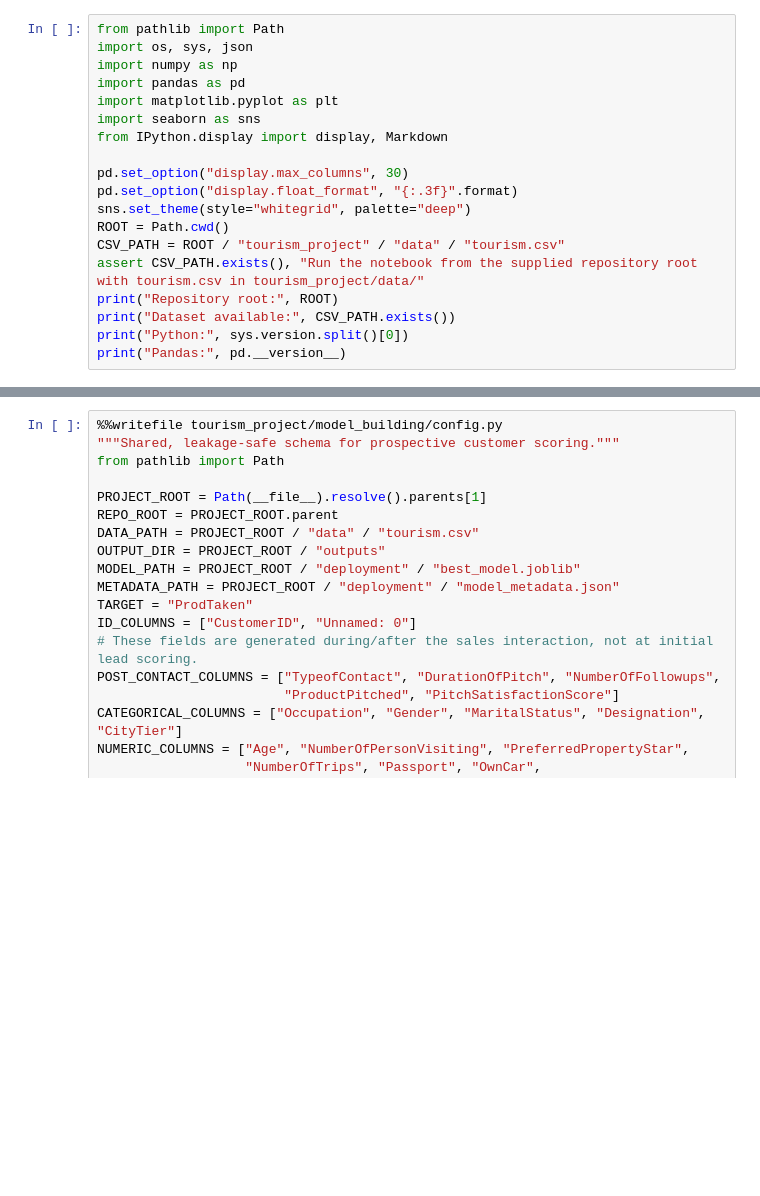
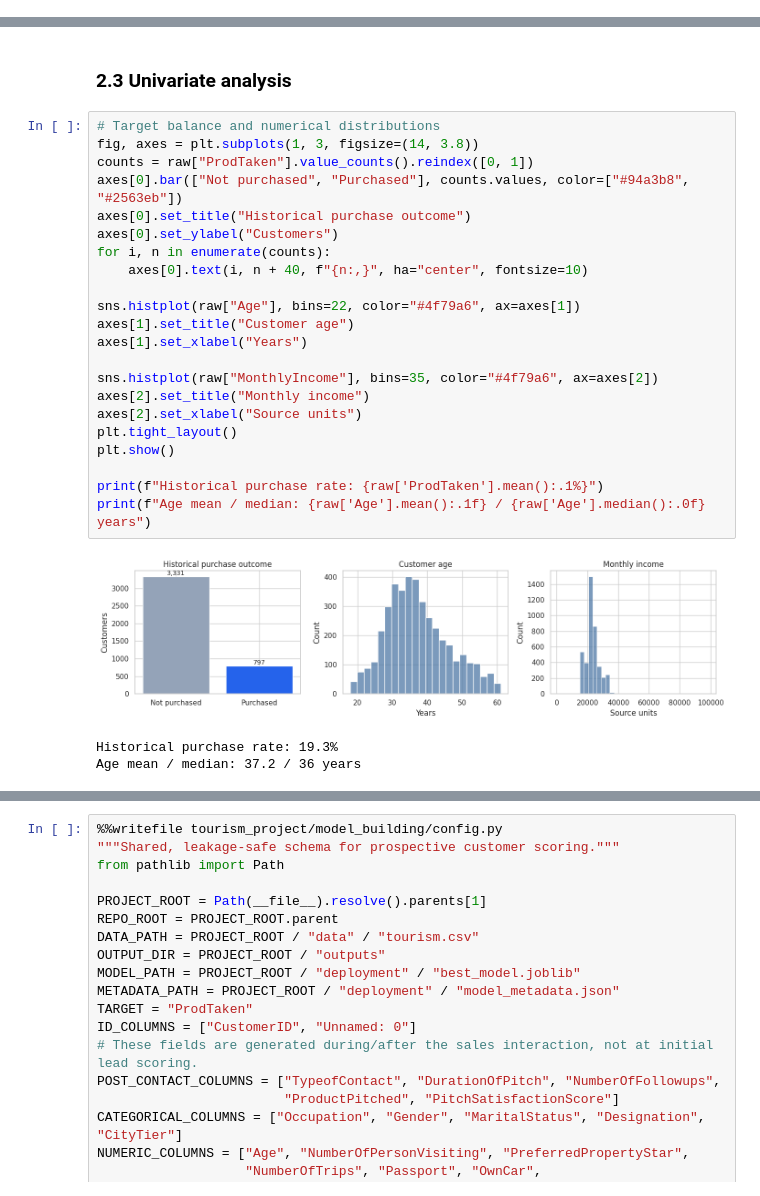
Before and after one commit to don-pedro-W/visit-with-us-tourism-mlops, a Jupyter notebook: Visit_With_Us_Full_Code.ipynb, the cells around one changed output, grey strips where cells are left out. Drawn from its saved outputs; the diff is of its cells as text; blank space fills up the shorter version.

```diff
--- a/Visit_With_Us_Full_Code.ipynb
+++ b/Visit_With_Us_Full_Code.ipynb
@@ -65,19 +0,0 @@ Run this notebook from the **repository root**, with `tourism_project/data/touri
-# %%
-from pathlib import Path
-import os, sys, json
-import numpy as np
-import pandas as pd
-import matplotlib.pyplot as plt
-import seaborn as sns
-from IPython.display import display, Markdown
-
-pd.set_option("display.max_columns", 30)
-pd.set_option("display.float_format", "{:.3f}".format)
-sns.set_theme(style="whitegrid", palette="deep")
-ROOT = Path.cwd()
-CSV_PATH = ROOT / "tourism_project" / "data" / "tourism.csv"
-assert CSV_PATH.exists(), "Run the notebook from the supplied repository root with tourism.csv in tourism_project/data/"
-print("Repository root:", ROOT)
-print("Dataset available:", CSV_PATH.exists())
-print("Python:", sys.version.split()[0])
-print("Pandas:", pd.__version__)
@@ -242,0 +170,28 @@ Data registration is deterministic and checks the complete data-dictionary schem
+# %% [markdown]
+### 2.3 Univariate analysis
+# %%
+# Target balance and numerical distributions
+fig, axes = plt.subplots(1, 3, figsize=(14, 3.8))
+counts = raw["ProdTaken"].value_counts().reindex([0, 1])
+axes[0].bar(["Not purchased", "Purchased"], counts.values, color=["#94a3b8", "#2563eb"])
+axes[0].set_title("Historical purchase outcome")
+axes[0].set_ylabel("Customers")
+for i, n in enumerate(counts):
+    axes[0].text(i, n + 40, f"{n:,}", ha="center", fontsize=10)
+
+sns.histplot(raw["Age"], bins=22, color="#4f79a6", ax=axes[1])
+axes[1].set_title("Customer age")
+axes[1].set_xlabel("Years")
+
+sns.histplot(raw["MonthlyIncome"], bins=35, color="#4f79a6", ax=axes[2])
+axes[2].set_title("Monthly income")
+axes[2].set_xlabel("Source units")
+plt.tight_layout()
+plt.show()
+
+print(f"Historical purchase rate: {raw['ProdTaken'].mean():.1%}")
+print(f"Age mean / median: {raw['Age'].mean():.1f} / {raw['Age'].median():.0f} years")
+# %% [output]
+[figure, added]
+Historical purchase rate: 19.3%
+Age mean / median: 37.2 / 36 years
```
Also changed, not shown: parts of 97 cells of this notebook.
